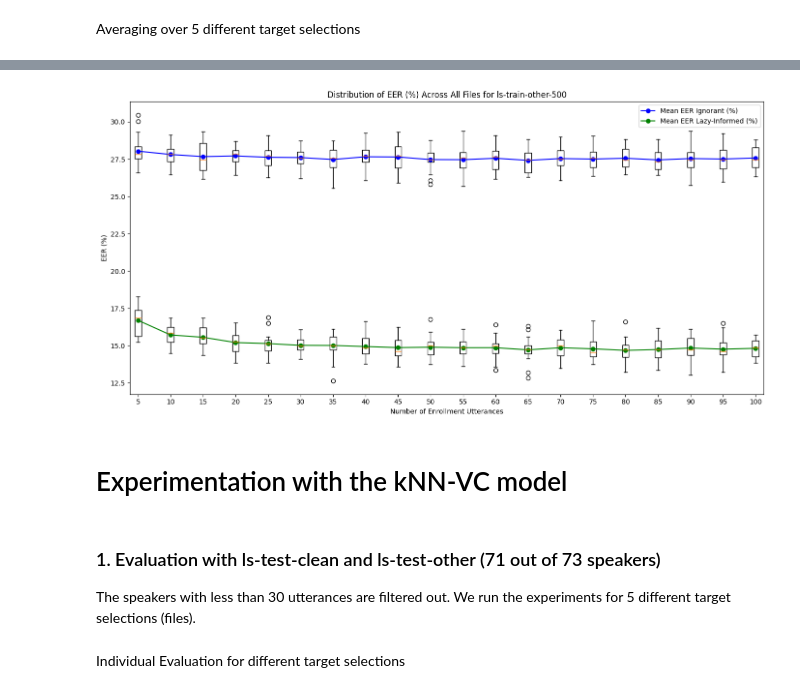
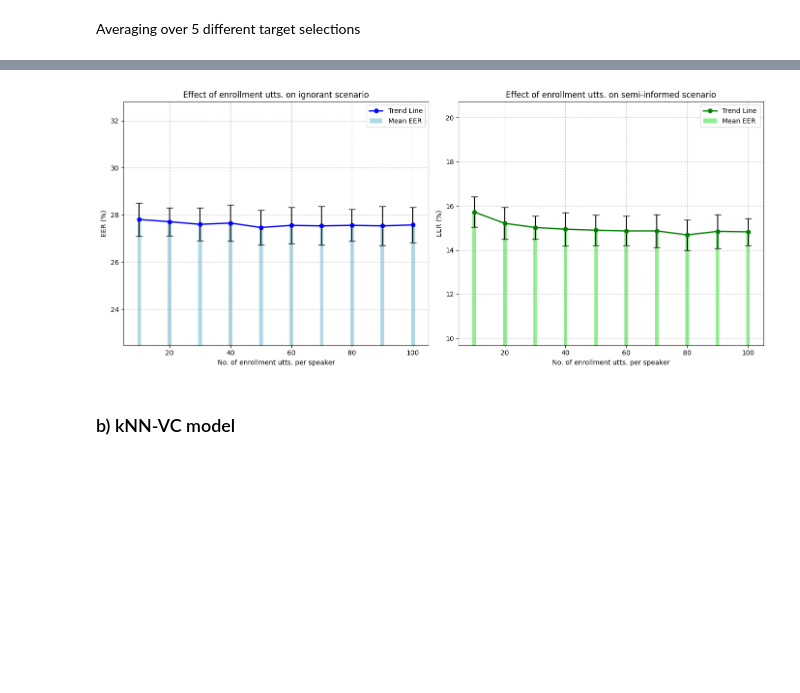
Before and after one commit to danaigeo/spkanon_eval_experiments, a Jupyter notebook: notebooks/results_exp_enrollment_utter.ipynb, the cells around one changed output, grey strips where cells are left out. Saved outputs shown, nothing was run; the diff lists cells and outputs as text; code cells hidden in the pictures; blank space fills up the shorter version.

Commit message:
display results

```diff
--- a/notebooks/results_exp_enrollment_utter.ipynb
+++ b/notebooks/results_exp_enrollment_utter.ipynb
@@ -543,9 +298,23 @@ for filename in all_files:
 full_df = pd.concat(all_dfs, ignore_index=True)
 # %%
 # Aggregate and calculate overall mean and standard deviation for each number of enroll
-overall_stats = full_df.groupby('num_of_enroll').agg({'eer_ignorant': ['mean', 'std'], 'eer_lazy-informed': ['mean', 'std']})
+overall_stats = full_df.groupby('num_of_enrolls').agg({'eer_ignorant': ['mean', 'std'], 'eer_lazy-informed': ['mean', 'std']})
 
-# Display the overall statistics in a table
-print("Overall Statistics for ls-train-other-500:")
+condition = (
+    (full_df['num_of_enrolls'] % 10 == 0)  # Includes multiples of 5
+)
+
+# Apply the condition to filter the DataFrame
+full_df = full_df[condition]
+
+# Aggregate and calculate mean and standard deviation for each group of 'num'
+overall_stats = full_df.groupby('num_of_enrolls').agg({
+    'eer_ignorant': ['mean', 'std'],
+    'eer_lazy-informed': ['mean', 'std']
+})
+overall_stats.to_csv('overall_stats/overall_stats_stargan_to500_enrolls.csv', index=True)  # Set index=False if you do not want to include the DataFrame index as a column in the CSV file
+
+# Display the resulting statistics
+print("Overall Statistics for train-other-500:")
 display(overall_stats)
 # %% [output]
@@ -653,43 +378,33 @@ plt.show()
 # %%
-# Prepare data for plotting
-ignorant_means = full_df.groupby('num_of_enroll')['eer_ignorant'].mean().values
-lazy_informed_means = full_df.groupby('num_of_enroll')['eer_lazy-informed'].mean().values
+fig, axs = plt.subplots(1, 2, figsize=(14, 6))
 
-# Getting unique number of enroll for plotting
-unique_enroll = sorted(full_df['num_of_enroll'].unique())
+# Bar chart for eer_ignorant
+axs[0].bar(overall_stats.index, overall_stats['eer_ignorant']['mean'], yerr=overall_stats['eer_ignorant']['std'], capsize=5, color='lightblue', width=1.2, label='Mean EER')
+axs[0].plot(overall_stats.index, overall_stats['eer_ignorant']['mean'], marker='o', color='blue', linestyle='-', linewidth=2, label='Trend Line')
+axs[0].set_title('Effect of enrollment utts. on ignorant scenario')
+axs[0].set_xlabel('No. of enrollment utts. per speaker')
+axs[0].set_ylabel('EER (%)')
+axs[0].set_ylim(min(overall_stats['eer_ignorant']['mean']) - 5, max(overall_stats['eer_ignorant']['mean']) + 5)
+axs[0].legend()
+axs[0].grid(True, linestyle='--', alpha=0.7)
 
-# Prepare box plot data
-ignorant_data = [full_df[full_df['num_of_enroll'] == speaker]['eer_ignorant'].values for speaker in unique_enroll]
-lazy_informed_data = [full_df[full_df['num_of_enroll'] == speaker]['eer_lazy-informed'].values for speaker in unique_enroll]
+# Bar chart for eer_lazy-informed
+axs[1].bar(overall_stats.index, overall_stats['eer_lazy-informed']['mean'], yerr=overall_stats['eer_lazy-informed']['std'], capsize=5, color='lightgreen', width=1.2, label='Mean EER ')
+axs[1].plot(overall_stats.index, overall_stats['eer_lazy-informed']['mean'], marker='o', color='green', linestyle='-', linewidth=2, label='Trend Line')
+axs[1].set_title('Effect of enrollment utts. on semi-informed scenario')
+axs[1].set_xlabel('No. of enrollment utts. per speaker')
+axs[1].set_ylabel('EER (%)')
+axs[1].set_ylim(min(overall_stats['eer_lazy-informed']['mean']) -5, max(overall_stats['eer_lazy-informed']['mean']) + 5)
 
-# Set up the figure and axes
-fig, ax = plt.subplots(figsize=(14, 7))
+axs[1].legend()
+axs[1].grid(True, linestyle='--', alpha=0.7)
 
-# Position of bars on the x-axis
-positions_ignorant = np.array(range(len(unique_enroll))) * 2.0
-positions_lazy_informed = np.array(range(len(unique_enroll))) * 2.0
+plt.savefig('overall_stats/bar_charts/stargan_to500_enrolls.png')
+plt.savefig('overall_stats/bar_charts/stargan_to500_enrolls.pdf')
 
-# Plotting box plots
-bp_ignorant = ax.boxplot(ignorant_data, positions=positions_ignorant, widths=0.4, patch_artist=True, boxprops=dict(facecolor="white"), labels=unique_enroll)
-bp_lazy_informed = ax.boxplot(lazy_informed_data, positions=positions_lazy_informed, widths=0.4, patch_artist=True, boxprops=dict(facecolor="white"), labels=unique_enroll)
-
-# Plotting mean lines
-ax.plot(positions_ignorant, ignorant_means, color='blue', marker='o', linestyle='-', label='Mean EER Ignorant (%)')
-ax.plot(positions_lazy_informed , lazy_informed_means, color='green', marker='o', linestyle='-', label='Mean EER Lazy-Informed (%)')
-
-# Customizing the plot
-ax.set_title('Distribution of EER (%) Across All Files for ls-train-other-500')
-ax.set_xlabel('Number of Enrollment Utterances')
-ax.set_ylabel('EER (%)')
-ax.legend()
-
-plt.xticks(np.arange(min(positions_ignorant), max(positions_lazy_informed)+1, 2.0), labels=unique_enroll)
 plt.tight_layout()
 plt.show()
 # %% [output]
-[figure, old version]
+[figure, new version]
 # %% [markdown]
-# Experimentation with the kNN-VC model
+### b) kNN-VC model
-# %% [markdown]
-### 1. Evaluation with ls-test-clean and ls-test-other (71 out of 73 speakers)
-The speakers with less than 30 utterances are filtered out. We run the experiments for 5 different target selections (files).
@@ -698,2 +410,0 @@ file_pattern = "results_knnvc_enroll/ls-test-clean_other/knnvc_tco_num_enrolls#*
-# %% [markdown]
-Individual Evaluation for different target selections
```
Also changed, not shown: parts of 42 cells of this notebook, 4 other files.
